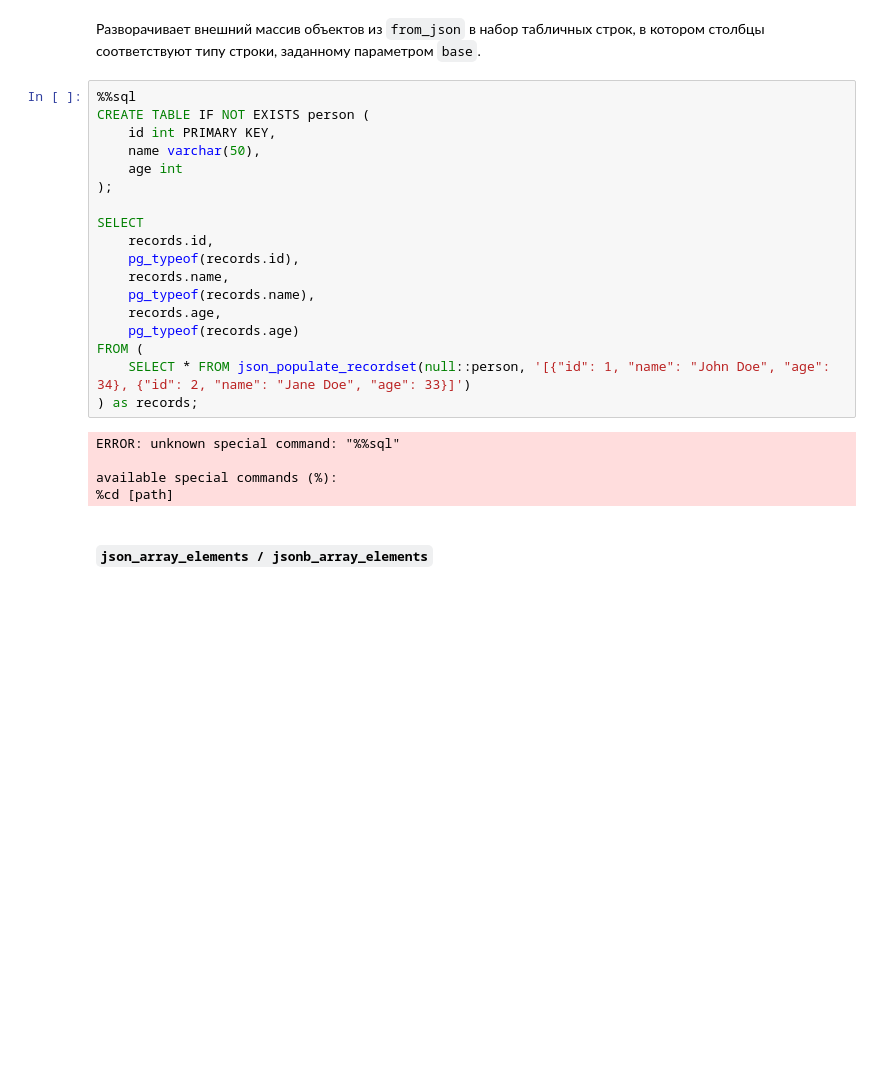
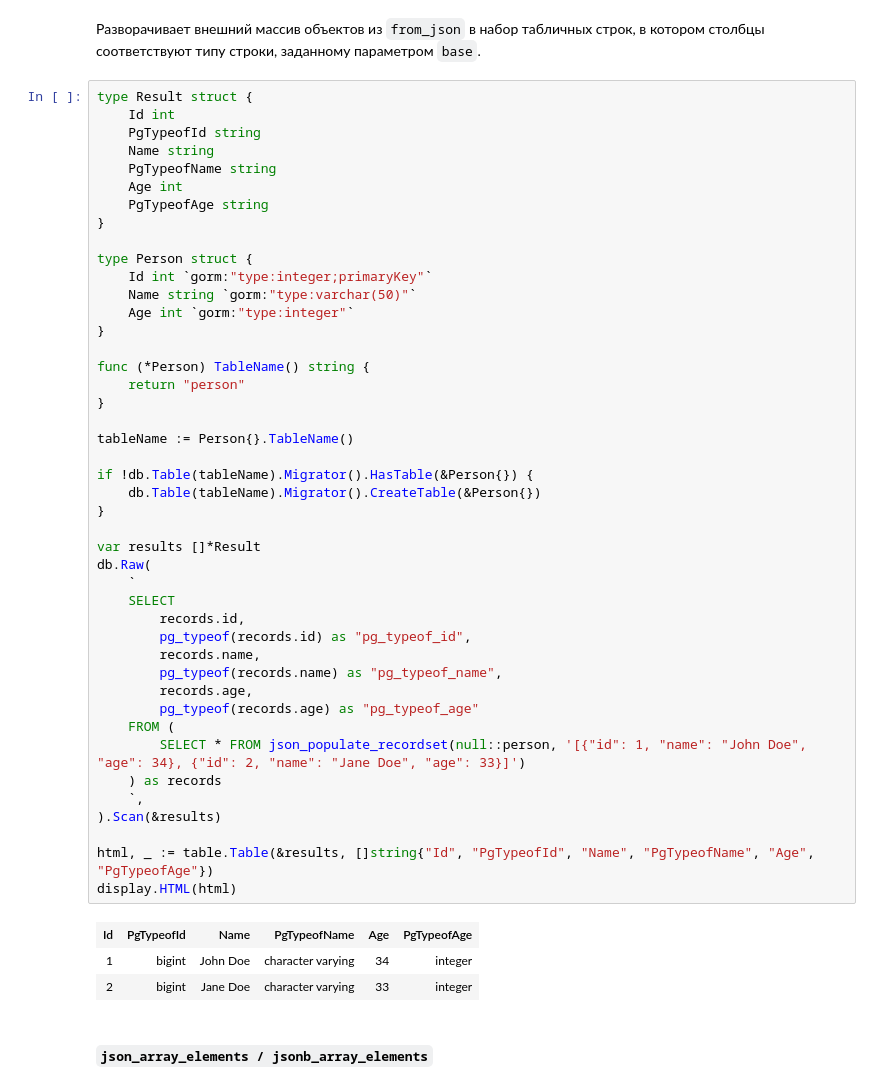
Before and after one commit to vowatchka/postgres_basic, a Jupyter notebook: practices/4_postgres_datatypes/gorm.ipynb, the cells around one changed output. Drawn from its saved outputs; the diff is of its cells as text; blank space fills up the shorter version.

```diff
--- a/practices/4_postgres_datatypes/gorm.ipynb
+++ b/practices/4_postgres_datatypes/gorm.ipynb
@@ -4312,28 +4583,53 @@ available special commands (%):
 # %% [markdown]
 Разворачивает внешний массив объектов из `from_json` в набор табличных строк, в котором столбцы соответствуют типу строки, заданному параметром `base`.
 # %%
-%%sql
-CREATE TABLE IF NOT EXISTS person (
-    id int PRIMARY KEY,
-    name varchar(50),
-    age int
-);
+type Result struct {
+    Id int
+    PgTypeofId string
+    Name string
+    PgTypeofName string
+    Age int
+    PgTypeofAge string
+}
 
-SELECT
-    records.id,
-    pg_typeof(records.id),
-    records.name,
-    pg_typeof(records.name),
-    records.age,
-    pg_typeof(records.age)
-FROM (
-    SELECT * FROM json_populate_recordset(null::person, '[{"id": 1, "name": "John Doe", "age": 34}, {"id": 2, "name": "Jane Doe", "age": 33}]')
-) as records;
+type Person struct {
+    Id int `gorm:"type:integer;primaryKey"`
+    Name string `gorm:"type:varchar(50)"`
+    Age int `gorm:"type:integer"`
+}
+
+func (*Person) TableName() string {
+    return "person"
+}
+
+tableName := Person{}.TableName()
+
+if !db.Table(tableName).Migrator().HasTable(&Person{}) {
+    db.Table(tableName).Migrator().CreateTable(&Person{})
+}
+
+var results []*Result
+db.Raw(
+    `
+    SELECT
+        records.id,
+        pg_typeof(records.id) as "pg_typeof_id",
+        records.name,
+        pg_typeof(records.name) as "pg_typeof_name",
+        records.age,
+        pg_typeof(records.age) as "pg_typeof_age"
+    FROM (
+        SELECT * FROM json_populate_recordset(null::person, '[{"id": 1, "name": "John Doe", "age": 34}, {"id": 2, "name": "Jane Doe", "age": 33}]')
+    ) as records
+    `,
+).Scan(&results)
+
+html, _ := table.Table(&results, []string{"Id", "PgTypeofId", "Name", "PgTypeofName", "Age", "PgTypeofAge"})
+display.HTML(html)
 # %% [output]
-ERROR: unknown special command: "%%sql"
-
-available special commands (%):
-%cd [path]
+| Id | PgTypeofId | Name | PgTypeofName | Age | PgTypeofAge |
+| 1 | bigint | John Doe | character varying | 34 | integer |
+| 2 | bigint | Jane Doe | character varying | 33 | integer |
 # %% [markdown]
 ##### `json_array_elements / jsonb_array_elements`
 # %% [markdown]
```
Also changed, not shown: parts of 25 cells of this notebook, 1 other file.
